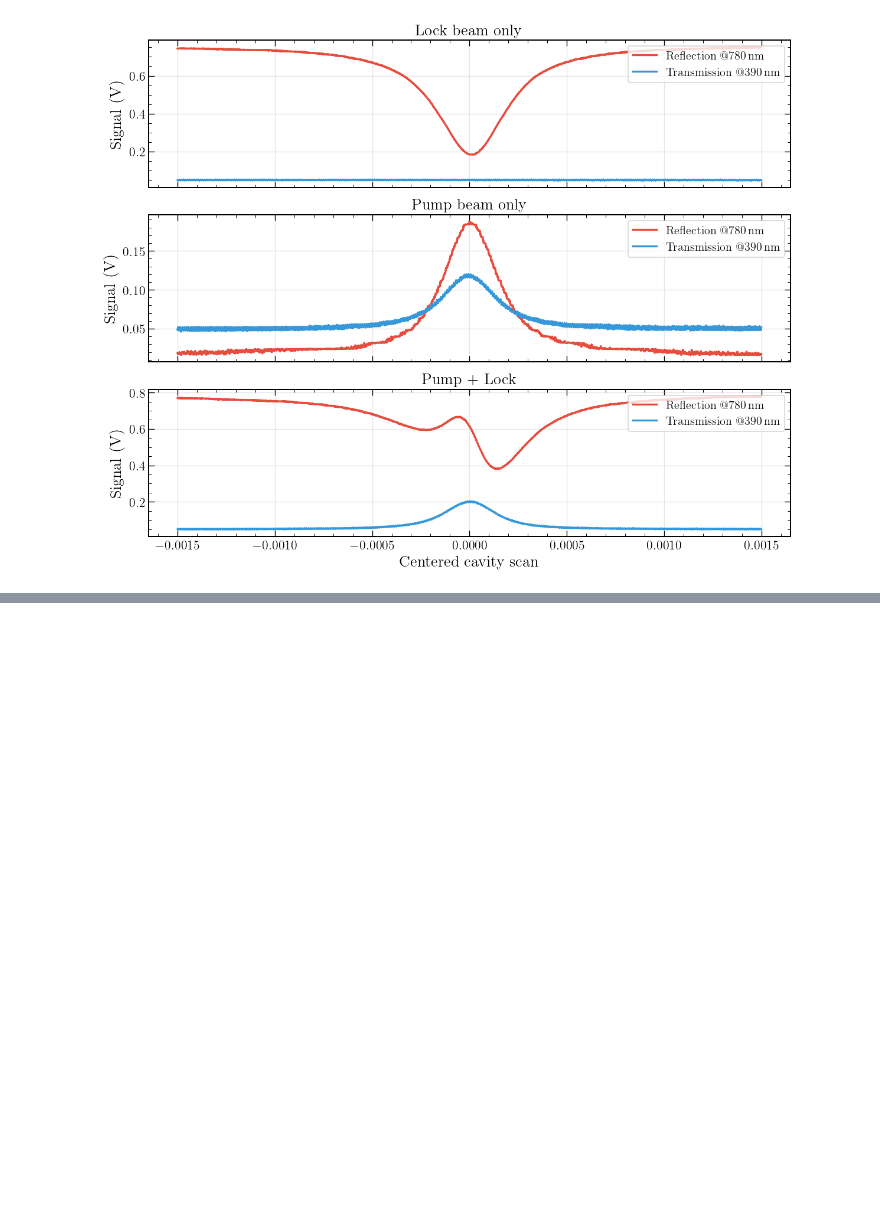
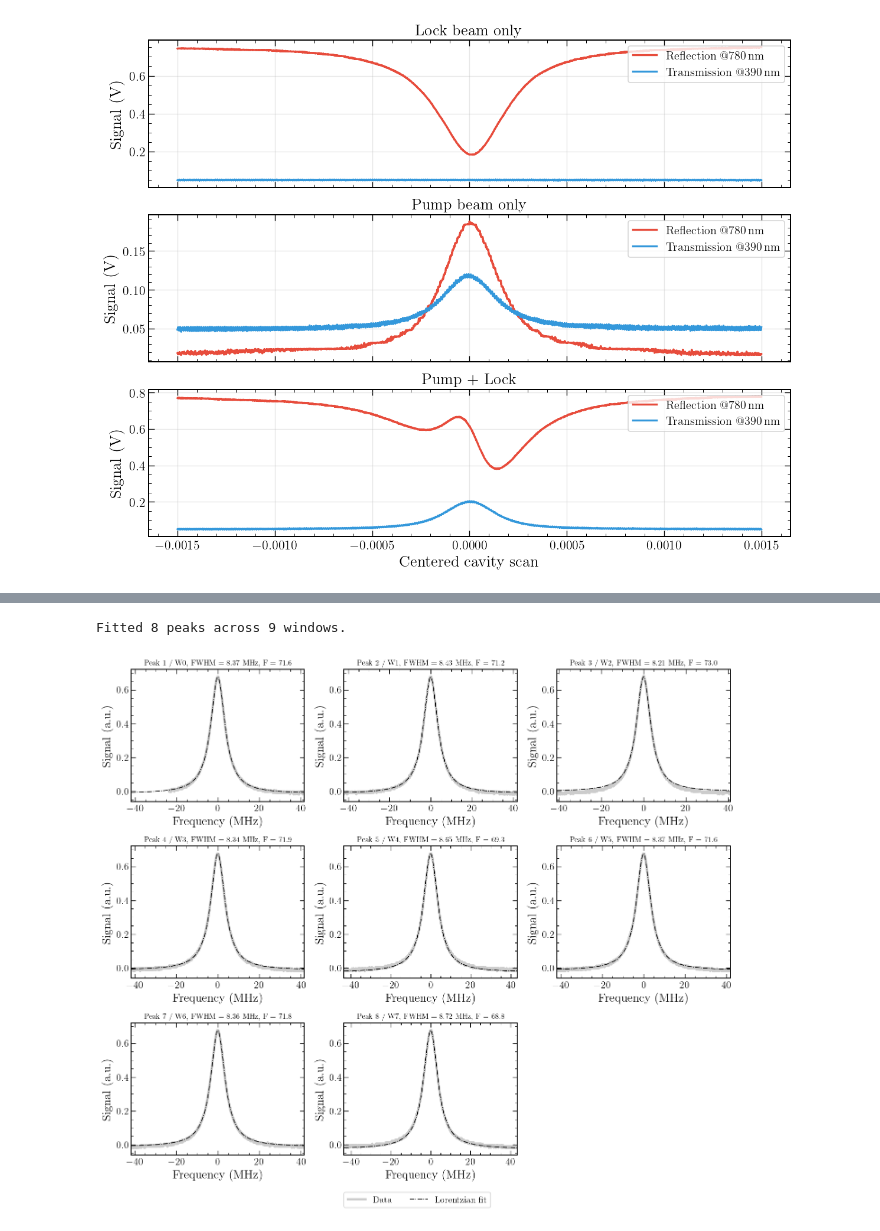
Before and after one commit to eq15t-panda/PANDAManager, a Jupyter notebook: plot_oscillo.ipynb, the cells around one changed output, grey strips where cells are left out. Saved outputs shown, nothing was run; the diff lists cells and outputs as text; code cells hidden in the pictures; blank space fills up the shorter version.

```diff
--- a/plot_oscillo.ipynb
+++ b/plot_oscillo.ipynb
@@ -389,0 +452,3 @@ Pump + Lock: 37501 points
+# %%
+def lorentzian(x, A, x0, gamma, C):
+    return A * (0.5 * gamma)**2 / ((x - x0)**2 + (0.5 * gamma)**2) + C
@@ -389,0 +591,76 @@ Pump + Lock: 37501 points
+# %%
+num_peaks = len(peak_fits)
+print(f"Fitted {num_peaks} peaks across {len(segments)} windows.")
+
+cols = int(np.ceil(np.sqrt(num_peaks)))
+rows = int(np.ceil(num_peaks / cols))
+
+fig, axes = plt.subplots(
+    rows,
+    cols,
+    figsize=(4*cols, 3.5*rows)
+)
+
+axes = np.array(axes).reshape(-1)
+
+for i, pf in enumerate(peak_fits):
+
+    ax = axes[i]
+
+    A = pf["A"]
+    x0 = pf["x0"]
+    gamma_time = pf["gamma_time"]
+    gamma_freq = pf["gamma_freq"]
+    finesse = pf["finesse"]
+    C = pf["C"]
+
+    time_per_FSR = pf["time_per_FSR"]
+    Hz_per_sec = FSR / time_per_FSR
+
+    t_fit = np.linspace(
+        x0 - 5*abs(gamma_time),
+        x0 + 5*abs(gamma_time),
+        1000
+    )
+
+    y_fit = lorentzian(t_fit, A, x0, gamma_time, C)
+
+    freq_fit = (t_fit - x0) * Hz_per_sec / 1e6
+    freq_data = (time - x0) * Hz_per_sec / 1e6
+
+    ax.plot(freq_data, signal, color="0.35", alpha=0.3, lw=3.0, label="Data")
+    ax.plot(freq_fit, y_fit, color="k", linestyle="-.", lw=1.0, label="Lorentzian fit")
+
+    ax.set_xlim(freq_fit[0], freq_fit[-1])
+
+    ax.set_title(
+        f"Peak {i+1} / W{pf['window_id']}, "
+        f"FWHM = {gamma_freq/1e6:.2f} MHz, "
+        f"F = {finesse:.1f}",
+        fontsize=10
+    )
+
+    ax.set_xlabel("Frequency (MHz)")
+    ax.set_ylabel("Signal (a.u.)")
+
+# hide unused axes
+for j in range(i+1, len(axes)):
+    axes[j].axis("off")
+
+# common legend
+handles, labels = axes[0].get_legend_handles_labels()
+
+fig.legend(
+    handles,
+    labels,
+    loc="lower center",
+    ncol=2,
+    frameon=True,
+    bbox_to_anchor=(0.5, 0.01)
+)
+
+plt.tight_layout(rect=[0, 0.05, 1, 1])
+plt.show()
+# %% [output]
+Fitted 8 peaks across 9 windows.
+[figure, added]
```
Also changed, not shown: parts of 19 cells of this notebook, 13 other files.
